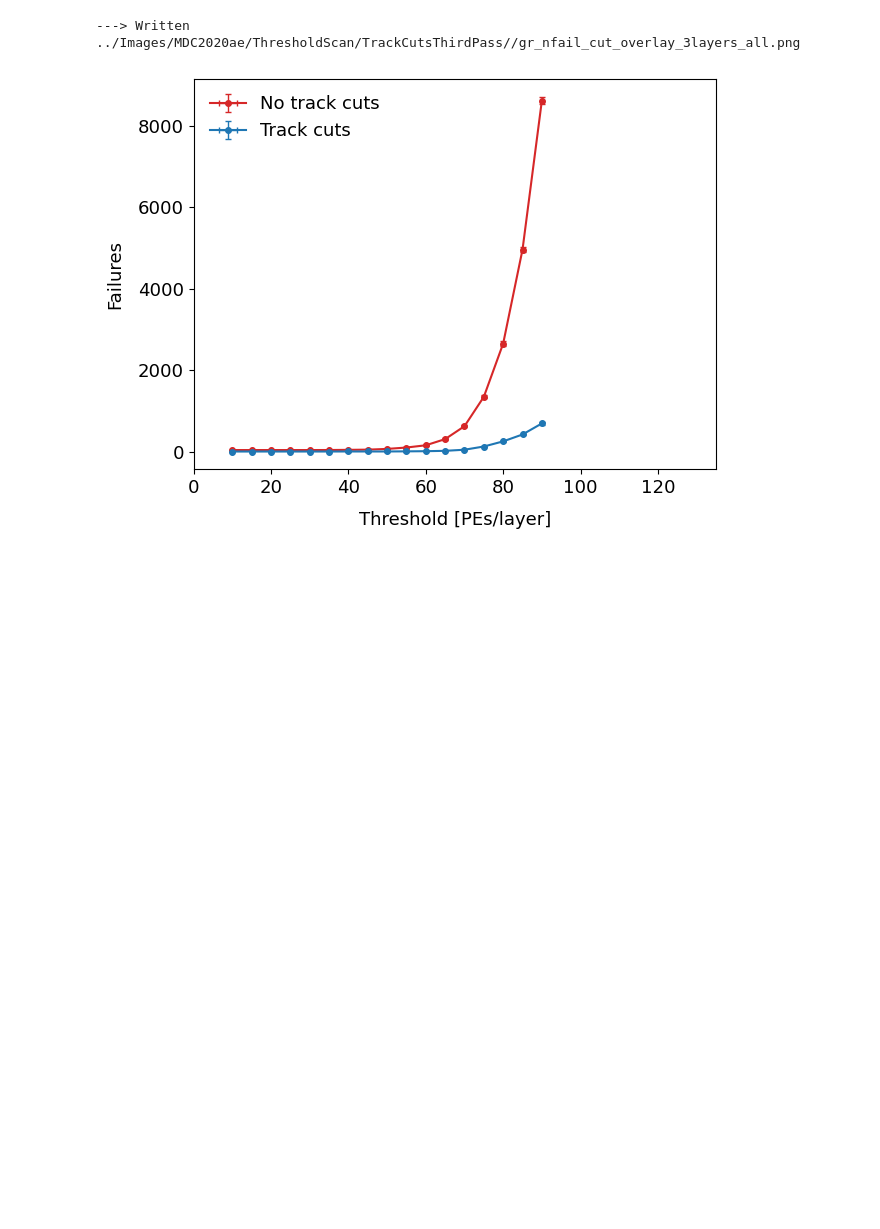
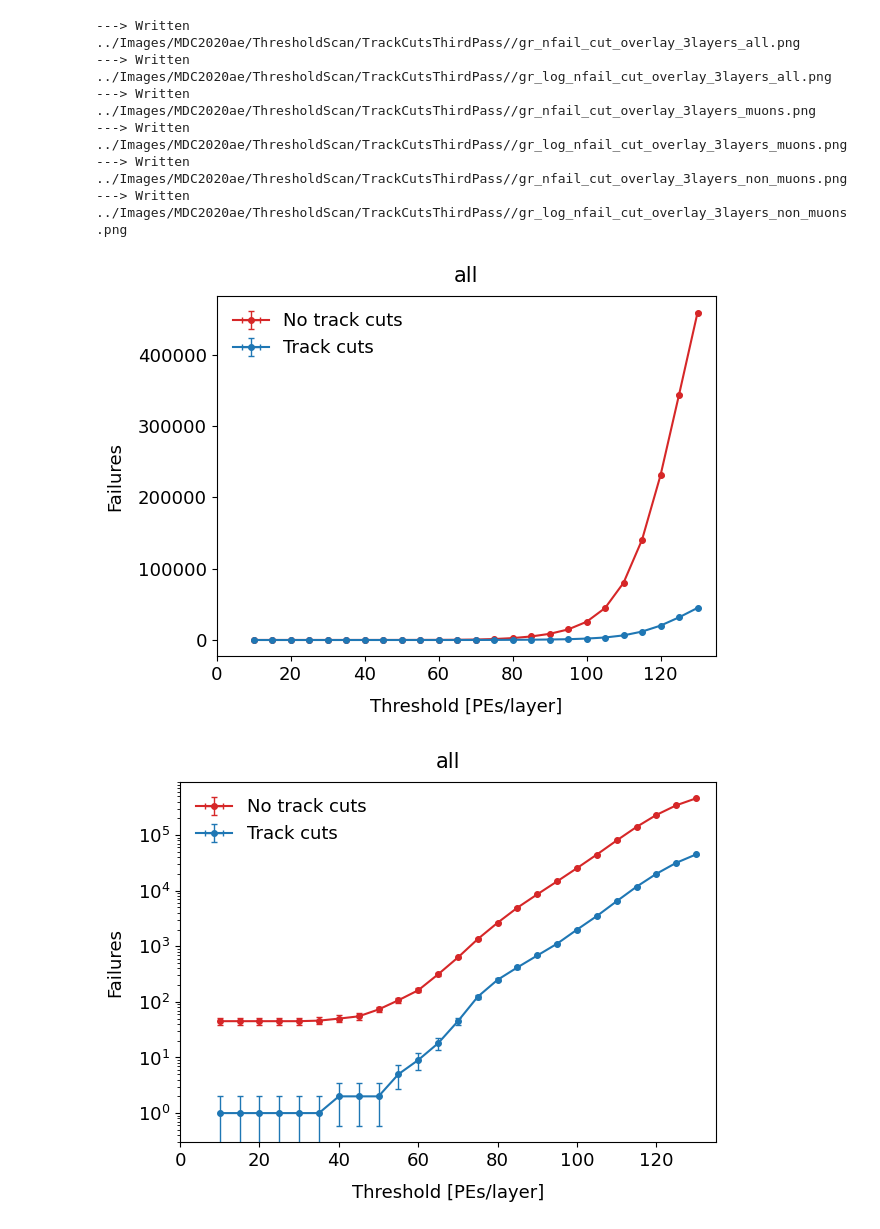
Before and after one commit to sam-grant/CRVSim, a Jupyter notebook: Analyses/Jupyter/PlotModuleEfficiency.ipynb, the cells around one changed output. Saved outputs shown, nothing was run; the diff lists cells and outputs as text; code cells hidden in the pictures; blank space fills up the shorter version.

```diff
--- a/Analyses/Jupyter/PlotModuleEfficiency.ipynb
+++ b/Analyses/Jupyter/PlotModuleEfficiency.ipynb
@@ -83,8 +104,8 @@ def GetScan(PEs_, layer=3, particle="all", cut="no_track_cuts", dataset="MDC2020
 
     if False: print(f"---> Getting scan data for {layer}/4 layers, {particle}, {cut}, {dataset}.")
 
-    # inDir=f"../Txt/{dataset}/AugustCRVMeeting/SecondPass/concatenated/results"
-    inDir=f"../Txt/{dataset}/concatenated/results"
+    inDir=f"../Txt/{dataset}/AugustCRVMeeting/ThirdPass/concatenated/results"
+    # inDir=f"../Txt/{dataset}/concatenated/results"
 
     # # Template
     # gr_ = { "x" : list(PEs_)
@@ -94,10 +115,11 @@ def GetScan(PEs_, layer=3, particle="all", cut="no_track_cuts", dataset="MDC2020
     #       }
 
     ineff_ = { "x" : list(PEs_)
-           , "xerr" : [0] * len(PEs_)
-           , "y" : [0] * len(PEs_)
-           , "yerr" : [0] * len(PEs_)
-          }
+              , "xerr" : [0] * len(PEs_)
+              , "y" : [0] * len(PEs_)
+              , "yerr" : [0] * len(PEs_)
+              # , "yerr" : [[0] * len(PEs_), [0] * len(PEs_)] # assymetric errors
+             }
 
     nfail_ = { "x" : list(PEs_)
                 , "xerr" : [0] * len(PEs_)
@@ -119,7 +141,11 @@ def GetScan(PEs_, layer=3, particle="all", cut="no_track_cuts", dataset="MDC2020
         # print(data_)
 
         ineff_["y"][i] = np.sum(data_["Failures"])/np.sum(data_["Total"])
-        ineff_["yerr"][i] = GetIneffUnc(data_) # SE(q) = sqrt(q(1-q)/n)
+        ineff_["yerr"][i] = PoissonUncertainty(data_)
+
+        # low, high = wilson_score_interval(data_)
+        # ineff_["yerr"][0][i] = high # GetIneffUnc(data_) # SE(q) = sqrt(q(1-q)/n)
+        # ineff_["yerr"][1][i] = low
 
         nfail_["y"][i] = np.sum(data_["Failures"])
         nfail_["yerr"][i] = np.sqrt(np.sum(data_["Failures"])) # sqrt(N)
@@ -134,11 +160,11 @@ def GetScan(PEs_, layer=3, particle="all", cut="no_track_cuts", dataset="MDC2020
     return {"ineff" : ineff_, "nfail" : nfail_, "nsucc" : nsucc_}
 # %%
 # Setup parameters
-partial = True
+partial = False
 dataset = "MDC2020ae"
 PEs_ = np.arange(10, 135, 5)
 if partial:
-    PEs_ = np.arange(10, 95, 5)
+    PEs_ = np.arange(10, 125, 5)
 outDir=f"../Images/{dataset}/ThresholdScan/TrackCutsThirdPass/"
 # %%
 # Compare inefficiency between layers (good sanity check)
@@ -229,15 +276,21 @@ PlotGraphOverlay( {"No track cuts" : GetScan(PEs_, layer, "all", "no_track_cuts"
 # %%
 # Compare failures
-particle = "all"
+particles_ = ["all", "muons", "non_muons"]
 layer = "3"
 
-# PlotGraphOverlay( {"No track cuts" : GetScan(PEs_, layer, "all", "singles")["nsucc"],
-#                    "Track cuts" : GetScan(PEs_, layer, "all", "singles_track_cuts")["nsucc"] }
-#                  , xmax=135, xlabel="Threshold [PEs/layer]", ylabel=f"Successes", fout=f"{outDir}/gr_nsucc_log_cut_overlay_{layer}layers_{particle}.png", log=True)
-
-PlotGraphOverlay( {"No track cuts" : GetScan(PEs_, layer, "all", "no_track_cuts")["nfail"],
-                   "Track cuts" : GetScan(PEs_, layer, "all", "track_cuts")["nfail"] }
-                 , xmax=135, xlabel="Threshold [PEs/layer]", ylabel=f"Failures", fout=f"{outDir}/gr_nfail_cut_overlay_{layer}layers_{particle}.png", log=False)
+for particle in particles_:
+    PlotGraphOverlay( {"No track cuts" : GetScan(PEs_, layer, particle, "no_track_cuts")["nfail"],
+                       "Track cuts" : GetScan(PEs_, layer, particle, "track_cuts")["nfail"] }
+                     , xmax=135, title=particle, xlabel="Threshold [PEs/layer]", ylabel=f"Failures", fout=f"{outDir}/gr_nfail_cut_overlay_{layer}layers_{particle}.png", log=False)
+    PlotGraphOverlay( {"No track cuts" : GetScan(PEs_, layer, particle, "no_track_cuts")["nfail"],
+                       "Track cuts" : GetScan(PEs_, layer, particle, "track_cuts")["nfail"] }
+                     , xmax=135, title=particle, xlabel="Threshold [PEs/layer]", ylabel=f"Failures", fout=f"{outDir}/gr_log_nfail_cut_overlay_{layer}layers_{particle}.png", log=True)
 # %% [output]
 ---> Written ../Images/MDC2020ae/ThresholdScan/TrackCutsThirdPass//gr_nfail_cut_overlay_3layers_all.png
+---> Written ../Images/MDC2020ae/ThresholdScan/TrackCutsThirdPass//gr_log_nfail_cut_overlay_3layers_all.png
+---> Written ../Images/MDC2020ae/ThresholdScan/TrackCutsThirdPass//gr_nfail_cut_overlay_3layers_muons.png
+---> Written ../Images/MDC2020ae/ThresholdScan/TrackCutsThirdPass//gr_log_nfail_cut_overlay_3layers_muons.png
+---> Written ../Images/MDC2020ae/ThresholdScan/TrackCutsThirdPass//gr_nfail_cut_overlay_3layers_non_muons.png
+---> Written ../Images/MDC2020ae/ThresholdScan/TrackCutsThirdPass//gr_log_nfail_cut_overlay_3layers_non_muons.png
-[figure, old version]
+[figure, new version]
+[figure, added]
```
Also changed, not shown: parts of 12 cells of this notebook.
